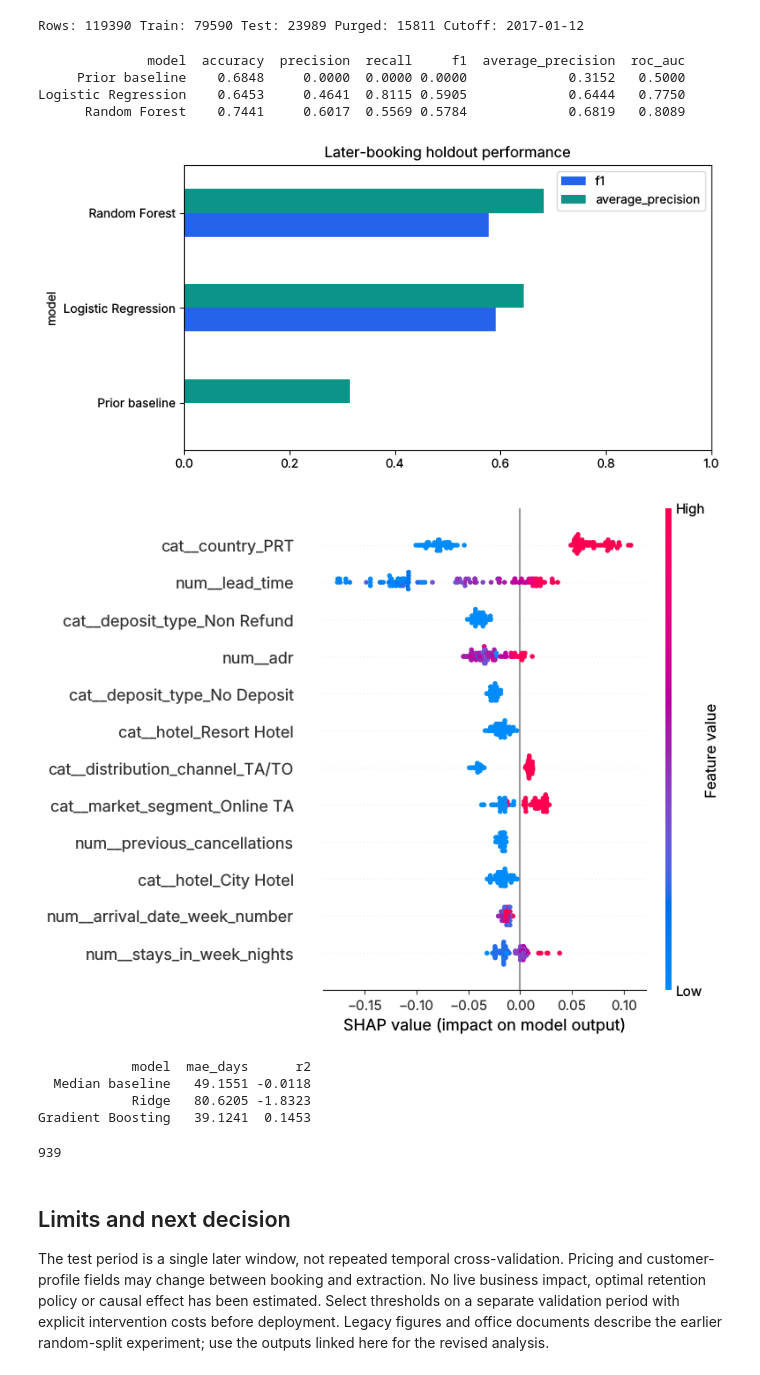
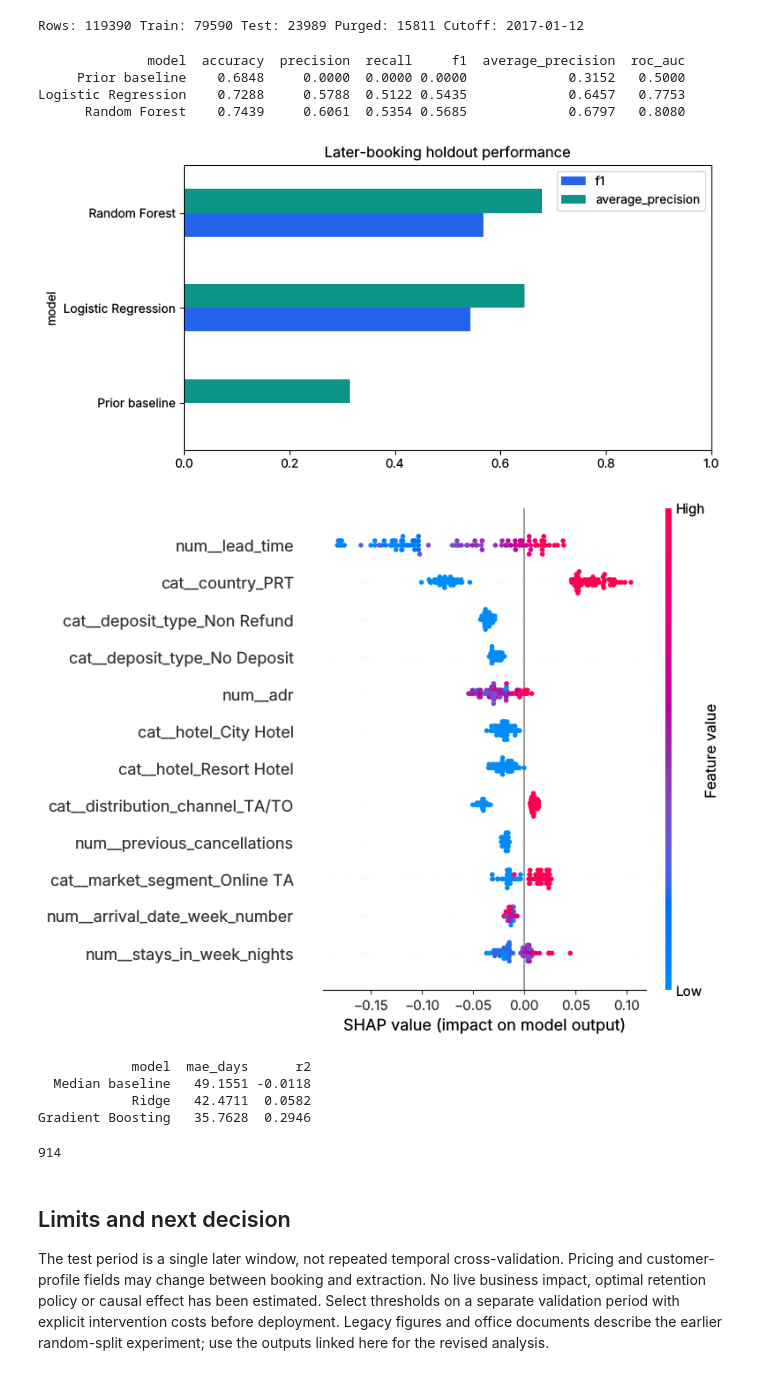
Before and after one commit to dbechrakis/hotel-booking-cancellation-ml, a Jupyter notebook: notebooks/Hotel_Booking_Complete.ipynb, the cells around one changed output. Cells and saved outputs as stored; diff of their text form; code cells hidden in the pictures.

```diff
--- a/notebooks/Hotel_Booking_Complete.ipynb
+++ b/notebooks/Hotel_Booking_Complete.ipynb
@@ -42,30 +42,31 @@ Rows: 119390 Train: 79590 Test: 23989 Purged: 15811 Cutoff: 2017-01-12
 # %%
 # Explicit feature contract excludes assigned room, booking changes, waiting-list duration,
 # final status and mutable special requests/parking counts.
-features=['hotel','lead_time','arrival_date_year','arrival_date_month','arrival_date_week_number','arrival_date_day_of_month','stays_in_weekend_nights','stays_in_week_nights','adults','children','babies','meal','country','market_segment','distribution_channel','is_repeated_guest','previous_cancellations','previous_bookings_not_canceled','reserved_room_type','deposit_type','customer_type','adr']
+# arrival_date_year is excluded: as a numeric input it extrapolates beyond the training years.
+features=['hotel','lead_time','arrival_date_month','arrival_date_week_number','arrival_date_day_of_month','stays_in_weekend_nights','stays_in_week_nights','adults','children','babies','meal','country','market_segment','distribution_channel','is_repeated_guest','previous_cancellations','previous_bookings_not_canceled','reserved_room_type','deposit_type','customer_type','adr']
 X=df[features]; y=df['is_canceled']
 def preprocessing(frame):
     num=frame.select_dtypes(include='number').columns.tolist()
     cat=frame.select_dtypes(exclude='number').columns.tolist()
     return ColumnTransformer([('num',Pipeline([('impute',SimpleImputer(strategy='median')),('scale',StandardScaler())]),num),('cat',Pipeline([('impute',SimpleImputer(strategy='most_frequent')),('encode',OneHotEncoder(handle_unknown='ignore',sparse_output=False))]),cat)])
 # tol=1e-8 lets lbfgs converge fully, so the fit no longer depends on BLAS build or thread count.
 models={'Prior baseline':DummyClassifier(strategy='prior'),'Logistic Regression':LogisticRegression(max_iter=10000,tol=1e-8,class_weight='balanced',random_state=42),'Random Forest':RandomForestClassifier(n_estimators=200,max_depth=15,class_weight='balanced_subsample',random_state=42,n_jobs=-1)}
 rows=[]; fitted={}
 for name,model in models.items():
     pipe=Pipeline([('prep',preprocessing(X.loc[train])),('model',model)])
     pipe.fit(X.loc[train],y.loc[train]); fitted[name]=pipe
     pred=pipe.predict(X.loc[test]); prob=pipe.predict_proba(X.loc[test])[:,1]
     rows.append({'model':name,'accuracy':accuracy_score(y.loc[test],pred),'precision':precision_score(y.loc[test],pred,zero_division=0),'recall':recall_score(y.loc[test],pred,zero_division=0),'f1':f1_score(y.loc[test],pred,zero_division=0),'average_precision':average_precision_score(y.loc[test],prob),'roc_auc':roc_auc_score(y.loc[test],prob)})
 metrics=pd.DataFrame(rows);metrics.to_csv(OUT/'classification_metrics.csv',index=False)
 print(metrics.round(4).to_string(index=False))
 metrics.set_index('model')[['f1','average_precision']].plot.barh(figsize=(8,4),color=['#2563eb','#0d9488'])
 plt.xlim(0,1);plt.title('Later-booking holdout performance');plt.tight_layout();plt.savefig(OUT/'classification_metrics.png',dpi=160);plt.show()
 # %% [output]
               model  accuracy  precision  recall     f1  average_precision  roc_auc
      Prior baseline    0.6848     0.0000  0.0000 0.0000             0.3152   0.5000
-Logistic Regression    0.6453     0.4641  0.8115 0.5905             0.6444   0.7750
-      Random Forest    0.7441     0.6017  0.5569 0.5784             0.6819   0.8089
+Logistic Regression    0.7288     0.5788  0.5122 0.5435             0.6457   0.7753
+      Random Forest    0.7439     0.6061  0.5354 0.5685             0.6797   0.8080
-[figure, old version]
+[figure, new version]
 # %%
 # Explain model behaviour on held-out observations; SHAP is not causal evidence.
 import shap
@@ -75,7 +76,7 @@ sv=sv[1] if isinstance(sv,list) else (sv[:,:,1] if getattr(sv,'ndim',0)==3 else
 shap.summary_plot(sv,xt,feature_names=rf.named_steps['prep'].get_feature_names_out(),max_display=12,show=False)
 plt.tight_layout();plt.savefig(OUT/'shap_classification.png',dpi=160,bbox_inches='tight');plt.show()
 # %% [output]
-[figure, old version]
+[figure, new version]
 # %%
 # Retrospective regression uses the same temporal populations; lead_time is removed.
 Xr=X.drop(columns='lead_time');yr=df['lead_time'];regrows=[]
@@ -91,9 +92,9 @@ manifest={'source_sha256':hashlib.sha256(source.read_bytes()).hexdigest(),'raw_r
 # %% [output]
             model  mae_days      r2
   Median baseline   49.1551 -0.0118
-            Ridge   80.6205 -1.8323
-Gradient Boosting   39.1241  0.1453
+            Ridge   42.4711  0.0582
+Gradient Boosting   35.7628  0.2946
-939
+914
 # %% [markdown]
 ## Limits and next decision
 
```
Also changed, not shown: 27 other files.
